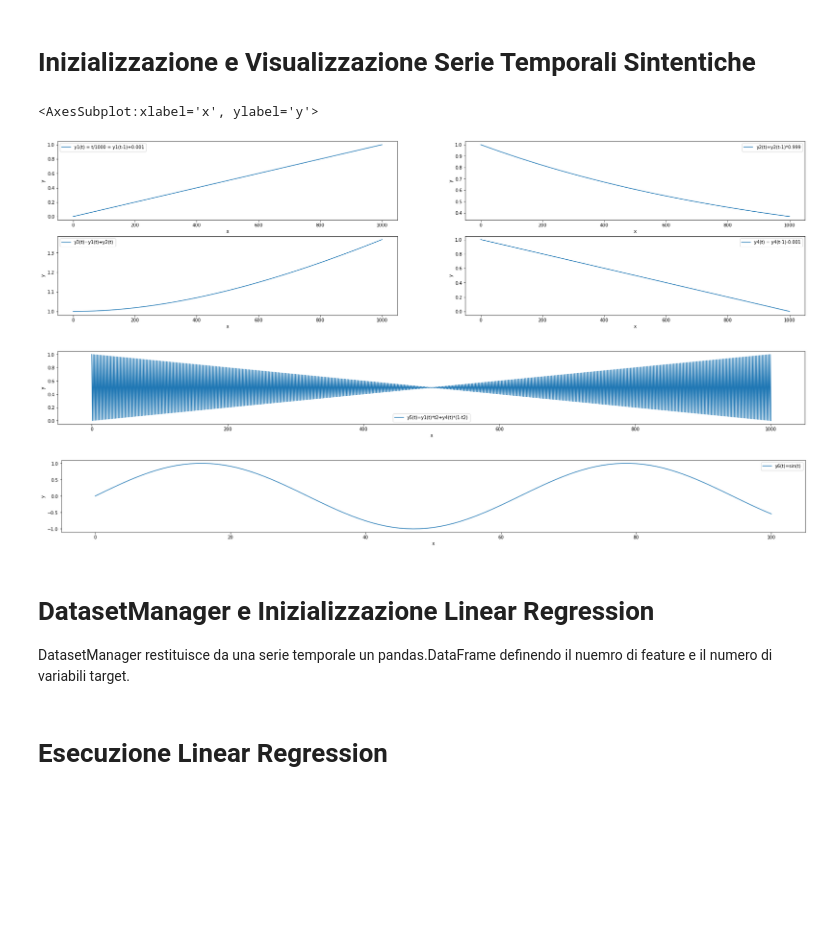
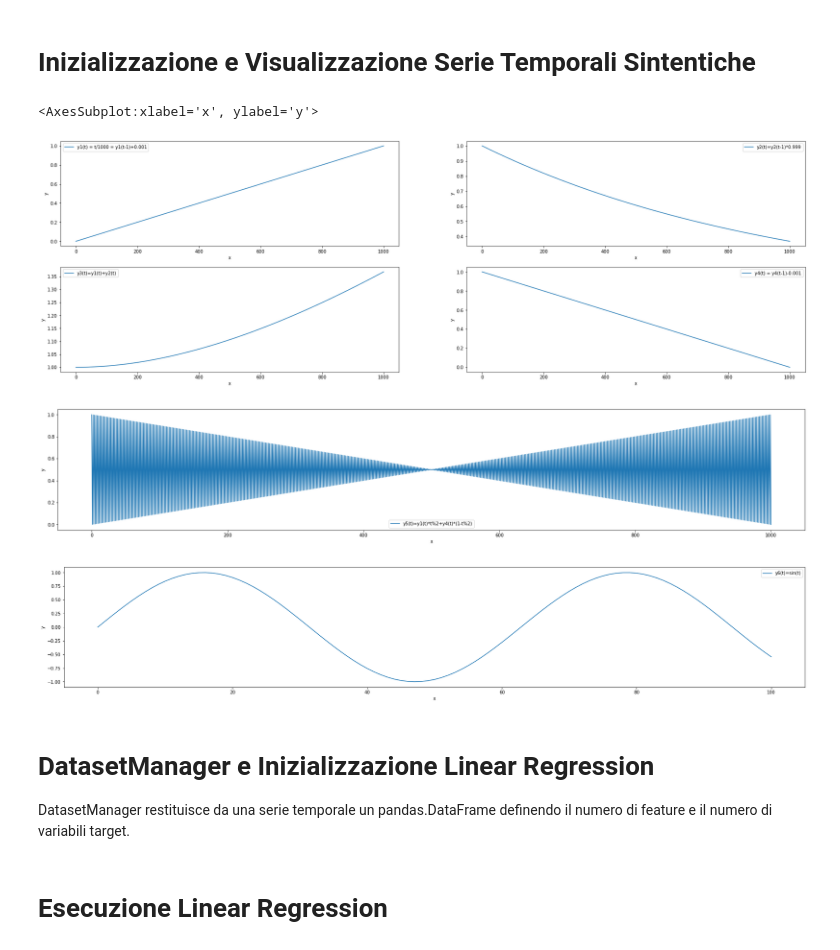
Before and after one commit to lcorallo/forecasting-framework, a Jupyter notebook: synthetic_dataset/linear_regression.ipynb, the cells around one changed output. Drawn from its saved outputs; the diff is of its cells as text; code cells hidden in the pictures; blank space fills up the shorter version.

```diff
--- a/synthetic_dataset/linear_regression.ipynb
+++ b/synthetic_dataset/linear_regression.ipynb
@@ -60,33 +58,33 @@ _, series4 = extractDataframeAndSeries('y4(t) = y4(t-1)-0.001', dataset)
 _, series5 = extractDataframeAndSeries('y5(t)=y1(t)*t%2+y4(t)*(1-t%2)', dataset)
 _, series6 = extractDataframeAndSeries('y6(t)=sin(t)', dataset)
 # %%
-plt.figure(figsize=(30,15))
+plt.figure(figsize=(30,20))
 
 plt.subplot(4, 2, 1)
 series1.plot(kind="line", xlabel="x", ylabel="y", legend=True, label="y1(t) = t/1000 = y1(t-1)+0.001")
 
 plt.subplot(4, 2, 2)
 series2.plot(kind="line", xlabel="x", ylabel="y", legend=True, label="y2(t)=y2(t-1)*0.999")
 
 plt.subplot(4, 2, 3)
 series3.plot(kind="line", xlabel="x", ylabel="y", legend=True, label="y3(t)=y1(t)+y2(t)")
 
 plt.subplot(4, 2, 4)
 series4.plot(kind="line", xlabel="x", ylabel="y", legend=True, label="y4(t) = y4(t-1)-0.001")
 
-plt.figure(figsize=(30,3))
-series5.plot(kind="line", xlabel="x", ylabel="y", legend=True, label="y5(t)=y1(t)*t2+y4(t)*(1-t2)")
+plt.figure(figsize=(30,5))
+series5.plot(kind="line", xlabel="x", ylabel="y", legend=True, label="y5(t)=y1(t)*t%2+y4(t)*(1-t%2)")
 
-plt.figure(figsize=(30,3))
+plt.figure(figsize=(30,5))
 series6.plot(kind="line", xlabel="x", ylabel="y", legend=True, label="y6(t)=sin(t)")
 # %% [output]
 <AxesSubplot:xlabel='x', ylabel='y'>
-[figure, old version]
+[figure, new version]
-[figure, old version]
+[figure, new version]
-[figure, old version]
+[figure, new version]
 # %% [markdown]
 # DatasetManager e Inizializzazione Linear Regression
-DatasetManager restituisce da una serie temporale un pandas.DataFrame definendo il nuemro di feature e il numero di variabili target.
+DatasetManager restituisce da una serie temporale un pandas.DataFrame definendo il numero di feature e il numero di variabili target.
 # %%
 class DatasetManager():
     def __getPandasFromNumpySeries(self, series, features_sequences=1, target_sequences=1, offset=0):
```
Also changed, not shown: parts of 14 cells of this notebook, 3 other files.
